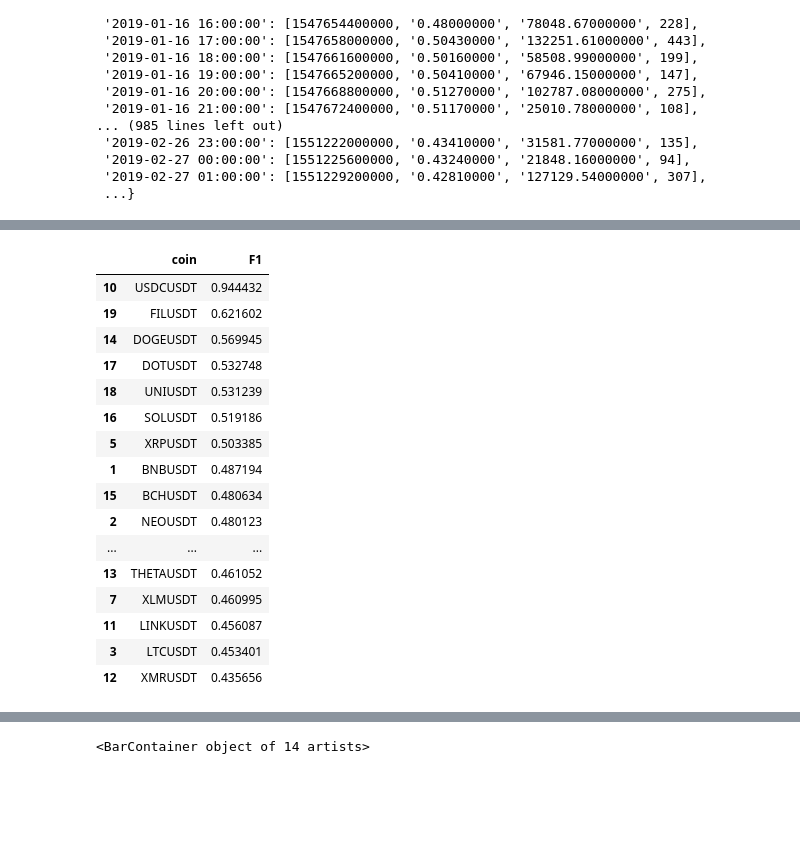
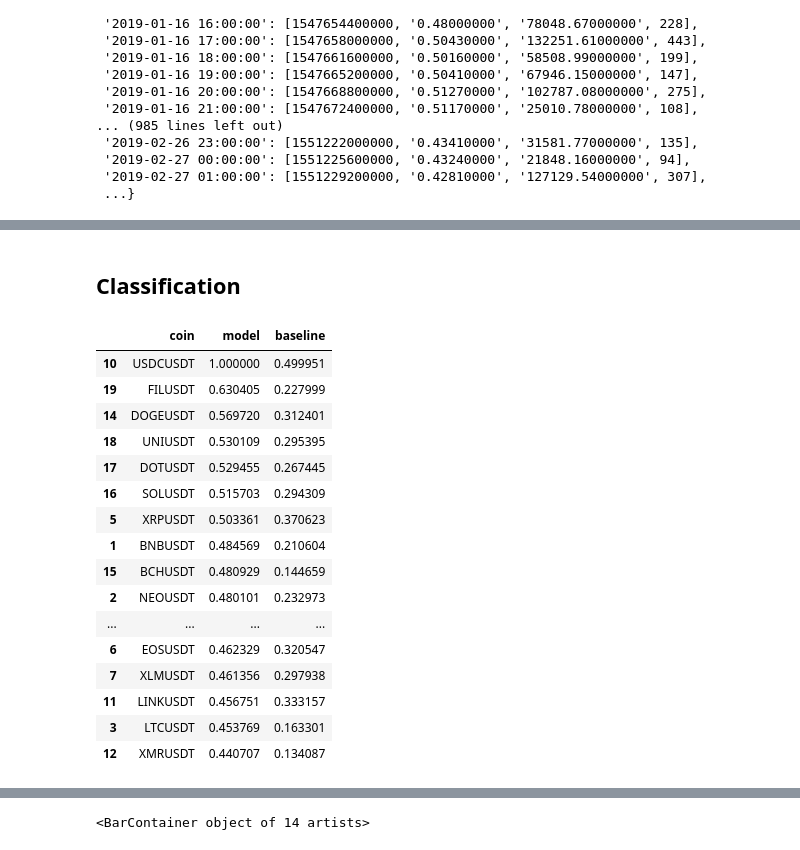
Before and after one commit to aalici/SmartCryptoSearchInTrends, a Jupyter notebook: binance_first.ipynb, the cells around one changed output, grey strips where cells are left out. Cells and saved outputs as stored; diff of their text form; code cells hidden in the pictures; blank space fills up the shorter version.

```diff
--- a/binance_first.ipynb
+++ b/binance_first.ipynb
@@ -157,7 +158,7 @@ def f_update_coins(coinlist, dict_all=None):
         logger.info('try to update coin {x}'.format(x=coin))
 
         try:
-            klines = client.get_historical_klines(coin, Client.KLINE_INTERVAL_1HOUR, "3 day ago UTC")
+            klines = client.get_historical_klines(coin, Client.KLINE_INTERVAL_1HOUR, "2 day ago UTC")
         except:
             logger.error('UPDATE list of coin: {x} FAILED, seems no info'.format(x=coin))
             ##Make warning to say that such coin data is not up-to-date!!
@@ -267,7 +268,7 @@ def set_target(row, margin):
 def set_target_numeric(row):
     return np.nanmean([row["next1price"], row["next2price"], row["next3price"] ])
 
-Target_Type = 'Numeric'
+Target_Type = 'Binary'
 
 if Target_Type == 'Numeric':
     #Numeric Target
@@ -323,47 +324,55 @@ df_all_coins.loc[df_all_coins.coin == 'USDCUSDT', :].tail(100)
+# %% [markdown]
+## Classification
 # %%
 from sklearn.tree import DecisionTreeClassifier
 from sklearn.ensemble import RandomForestClassifier
 from sklearn.metrics import classification_report
 from sklearn.metrics import confusion_matrix
 from sklearn.metrics import f1_score
 import warnings
 warnings.filterwarnings("ignore")
 
 
 list_all = []
 for coin in df_all_coins.coin.unique():
 
     clf = RandomForestClassifier(n_estimators=10 ,random_state=0, max_depth = 5, class_weight = "balanced")
 
     #df_tmp = df_all_coins.copy()
     df_tmp = df_all_coins.loc[df_all_coins.coin ==coin, : ]
     df_tmp.dropna(inplace = True)
     y = df_tmp.loc[:, ["Target"]]
     X = df_tmp.loc[:, [ x for x in df_tmp.columns if x not in (["Target", "coin", "next1price", "next2price", "next3price"])  ]]
-    del df_tmp
+
+    df_tmp.loc[:, ["Target"]]
 
     clf.fit(X , y)
     y_pred = clf.predict(X)
     #print(classification_report(y, y_pred))
     #print(confusion_matrix(y, y_pred))
-    list_all.append([coin, f1_score(y, y_pred, average='macro')])
+    list_all.append([coin,
+                     f1_score(y, y_pred, average='macro'),
+                     f1_score(y, df_tmp["macd12"].apply(lambda x: 1 if x > 0.01 else  (-1 if x < -0.01 else 0 ) ), average='macro')])
+
+    del df_tmp
+
     #print(coin + " - " +  str(f1_score(y, y_pred, average='macro')))
-pd.DataFrame(data = list_all, columns = ["coin", "F1"]).sort_values(by="F1", ascending = False)
+pd.DataFrame(data = list_all, columns = ["coin", "model", "baseline"]).sort_values(by="model", ascending = False)
 # %% [output]
-|  | coin | F1 |
-| 10 | USDCUSDT | 0.944432 |
-| 19 | FILUSDT | 0.621602 |
-| 14 | DOGEUSDT | 0.569945 |
-| 17 | DOTUSDT | 0.532748 |
-| 18 | UNIUSDT | 0.531239 |
-| 16 | SOLUSDT | 0.519186 |
-| 5 | XRPUSDT | 0.503385 |
-| 1 | BNBUSDT | 0.487194 |
-| 15 | BCHUSDT | 0.480634 |
-| 2 | NEOUSDT | 0.480123 |
-| ... | ... | ... |
-| 13 | THETAUSDT | 0.461052 |
-| 7 | XLMUSDT | 0.460995 |
-| 11 | LINKUSDT | 0.456087 |
-| 3 | LTCUSDT | 0.453401 |
-| 12 | XMRUSDT | 0.435656 |
+|  | coin | model | baseline |
+| 10 | USDCUSDT | 1.000000 | 0.499951 |
+| 19 | FILUSDT | 0.630405 | 0.227999 |
+| 14 | DOGEUSDT | 0.569720 | 0.312401 |
+| 18 | UNIUSDT | 0.530109 | 0.295395 |
+| 17 | DOTUSDT | 0.529455 | 0.267445 |
+| 16 | SOLUSDT | 0.515703 | 0.294309 |
+| 5 | XRPUSDT | 0.503361 | 0.370623 |
+| 1 | BNBUSDT | 0.484569 | 0.210604 |
+| 15 | BCHUSDT | 0.480929 | 0.144659 |
+| 2 | NEOUSDT | 0.480101 | 0.232973 |
+| ... | ... | ... | ... |
+| 6 | EOSUSDT | 0.462329 | 0.320547 |
+| 7 | XLMUSDT | 0.461356 | 0.297938 |
+| 11 | LINKUSDT | 0.456751 | 0.333157 |
+| 3 | LTCUSDT | 0.453769 | 0.163301 |
+| 12 | XMRUSDT | 0.440707 | 0.134087 |
```
Also changed, not shown: parts of 9 cells of this notebook, 1 other file.
